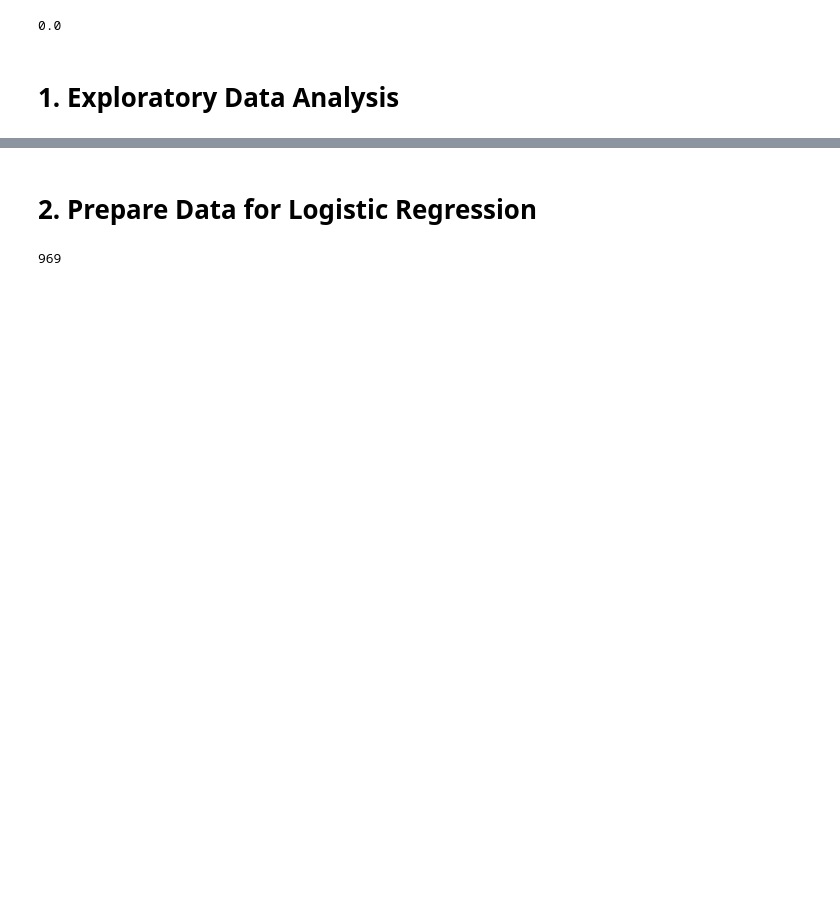
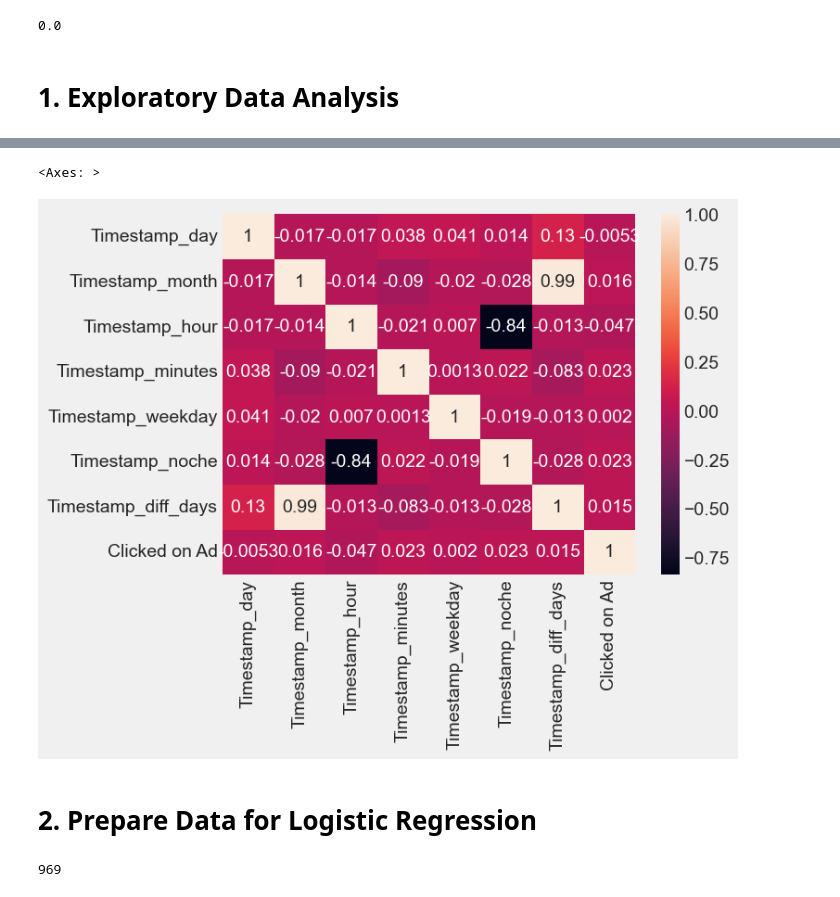
Before and after one commit to albertoromv/ds-nov23-thebridge, a Jupyter notebook: 3_Machine_learning/3.2_Supervisado/3.2.2_Logistic_Regression/Logistic-regression predict-ad-click - aula.ipynb, the cells around one changed output, grey strips where cells are left out. Drawn from its saved outputs; the diff is of its cells as text; code cells hidden in the pictures; blank space fills up the shorter version.

```diff
--- a/3_Machine_learning/3.2_Supervisado/3.2.2_Logistic_Regression/Logistic-regression predict-ad-click - aula.ipynb
+++ b/3_Machine_learning/3.2_Supervisado/3.2.2_Logistic_Regression/Logistic-regression predict-ad-click - aula.ipynb
@@ -113,2 +109,7 @@ Name: Timestamp, Length: 1000, dtype: int64
+# %%
+sns.heatmap(df[['Timestamp','Timestamp_day','Timestamp_month','Timestamp_hour','Timestamp_minutes','Timestamp_weekday','Timestamp_noche','Timestamp_diff_days','Clicked on Ad']].corr(numeric_only=True), annot=True)
+# %% [output]
+<Axes: >
+[figure, added]
 # %% [markdown]
 # 2. Prepare Data for Logistic Regression
```
Also changed, not shown: parts of 46 cells of this notebook, 8 other files.
